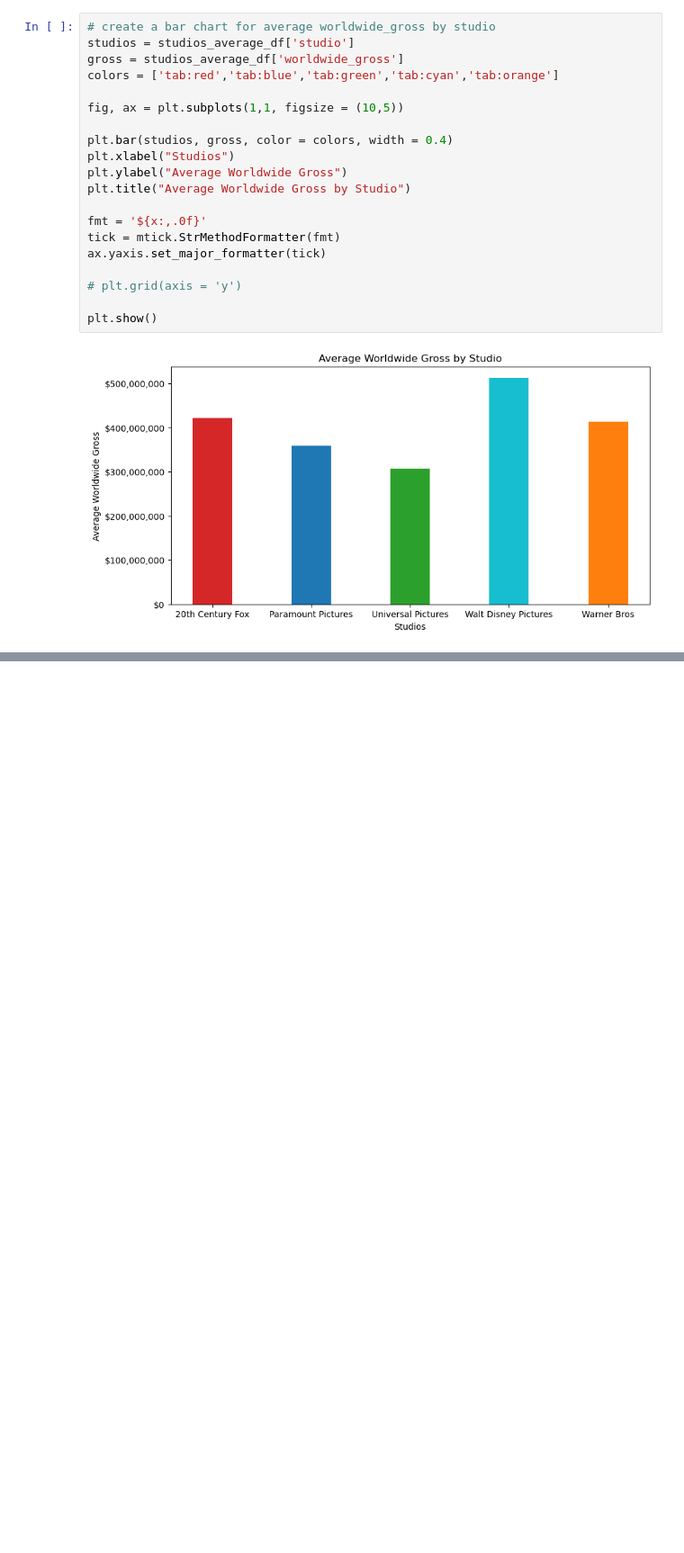
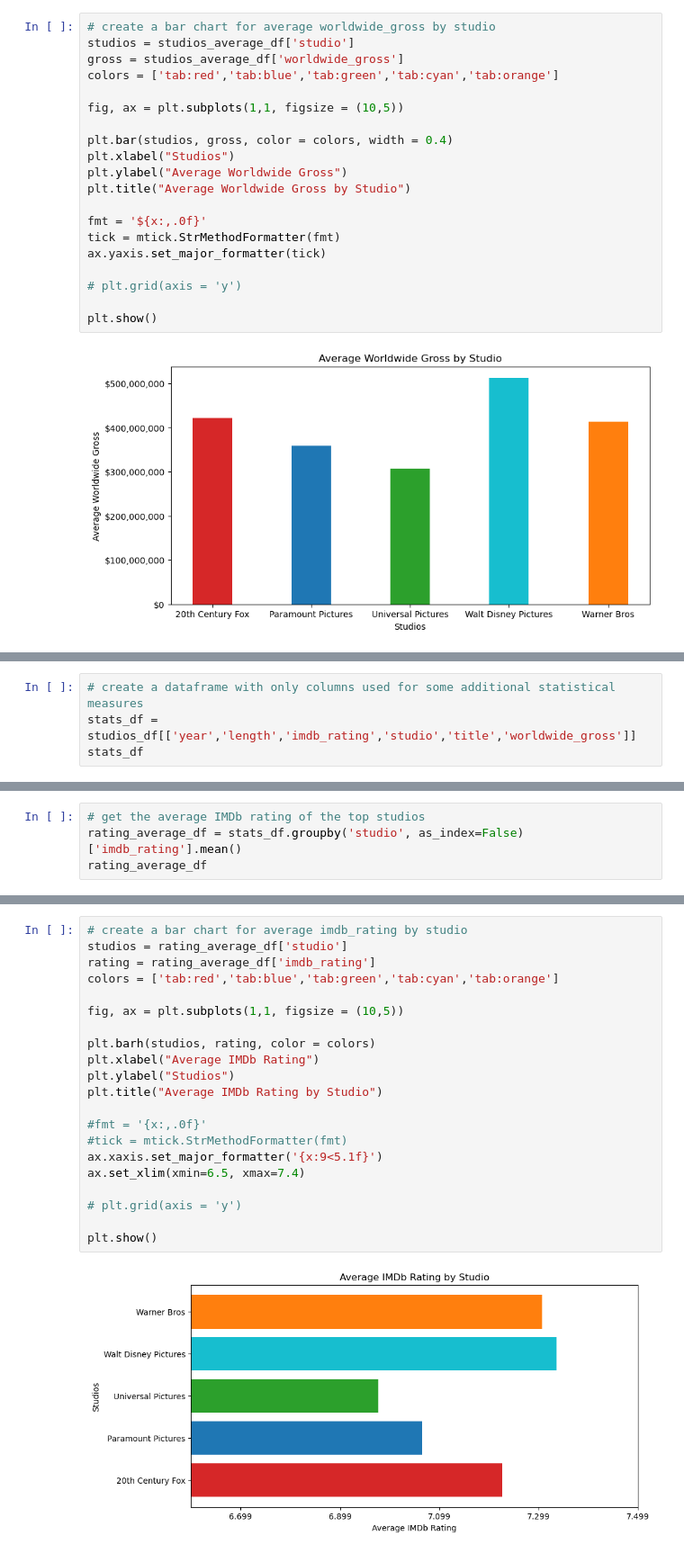
Before and after one commit to skutlick/project-01, a Jupyter notebook: blockbusters.ipynb, the cells around one changed output, grey strips where cells are left out. Shown at 90% size. Saved outputs shown, nothing was run; the diff lists cells and outputs as text; blank space fills up the shorter version.

```diff
--- a/blockbusters.ipynb
+++ b/blockbusters.ipynb
@@ -125,0 +226,4 @@ plt.show()
+# %%
+# create a dataframe with only columns used for some additional statistical measures
+stats_df = studios_df[['year','length','imdb_rating','studio','title','worldwide_gross']]
+stats_df
@@ -125,0 +244,4 @@ plt.show()
+# %%
+# get the average IMDb rating of the top studios
+rating_average_df = stats_df.groupby('studio', as_index=False)['imdb_rating'].mean()
+rating_average_df
@@ -125,0 +266,23 @@ plt.show()
+# %%
+# create a bar chart for average imdb_rating by studio
+studios = rating_average_df['studio']
+rating = rating_average_df['imdb_rating']
+colors = ['tab:red','tab:blue','tab:green','tab:cyan','tab:orange']
+
+fig, ax = plt.subplots(1,1, figsize = (10,5))
+
+plt.barh(studios, rating, color = colors)
+plt.xlabel("Average IMDb Rating")
+plt.ylabel("Studios")
+plt.title("Average IMDb Rating by Studio")
+
+#fmt = '{x:,.0f}'
+#tick = mtick.StrMethodFormatter(fmt)
+ax.xaxis.set_major_formatter('{x:9<5.1f}')
+ax.set_xlim(xmin=6.5, xmax=7.4)
+
+# plt.grid(axis = 'y')
+
+plt.show()
+# %% [output]
+[figure, added]
```
Also changed, not shown: parts of 13 cells of this notebook, 13 other files.
